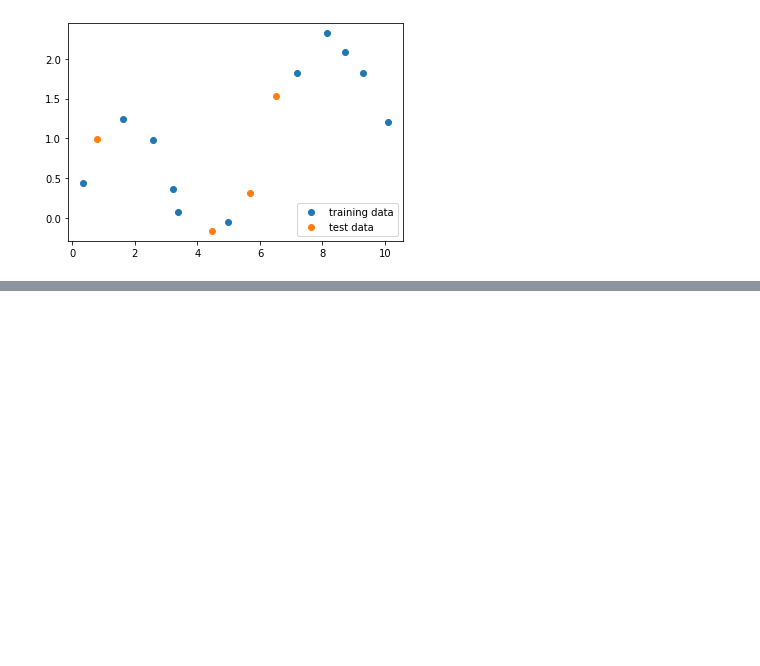
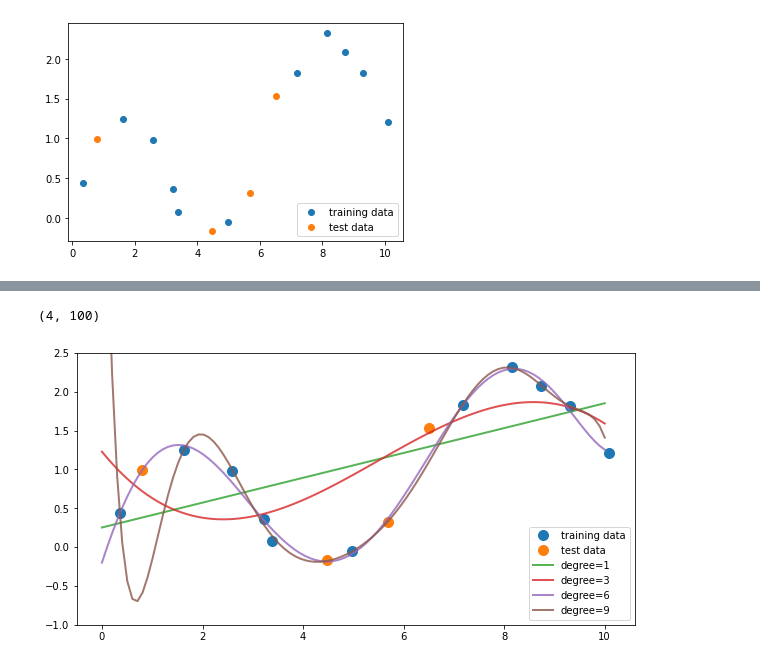
Before and after one commit to jvmlopes/ML_tasks, a Jupyter notebook: Assingment2-UMich.ipynb, the cells around one changed output, grey strips where cells are left out. Saved outputs shown, nothing was run; the diff lists cells and outputs as text; code cells hidden in the pictures; blank space fills up the shorter version.

Commit message:
Regression stage completed

```diff
--- a/Assingment2-UMich.ipynb
+++ b/Assingment2-UMich.ipynb
@@ -49,0 +83,47 @@ The figure above shows the fitted models plotted on top of the original data (us
+# %%
+# final function
+
+def answer_one():
+    # Importing instances
+    from sklearn.linear_model import LinearRegression
+    from sklearn.preprocessing import PolynomialFeatures
+
+    # Initialize return variable
+    predictions = np.zeros([4,100])
+
+    # List of polynomial degrees explored
+    degrees = [1, 3, 6, 9]
+
+    # test variable
+    predict_values = np.linspace(0,10, 100).reshape(100,1)
+
+    # doing in a loop
+    for i in range(0,4):
+        poly = PolynomialFeatures(degree=degrees[i])
+        X_poly = poly.fit_transform(X_train.reshape(-1,1))
+        X_test_poly = poly.transform(predict_values)
+        model = LinearRegression()
+        model.fit(X_poly, y_train)
+        predictions[i] = model.predict(X_test_poly)
+
+    return predictions
+# %%
+answer_one().shape
+# %% [output]
+(4, 100)
+# %%
+def plot_one(degree_predictions):
+    import matplotlib.pyplot as plt
+    %matplotlib notebook
+    %matplotlib inline
+    plt.figure(figsize=(10,5))
+    plt.plot(X_train, y_train, 'o', label='training data', markersize=10)
+    plt.plot(X_test, y_test, 'o', label='test data', markersize=10)
+    for i,degree in enumerate([1,3,6,9]):
+        plt.plot(np.linspace(0,10,100), degree_predictions[i], alpha=0.8, lw=2, label='degree={}'.format(degree))
+    plt.ylim(-1,2.5)
+    plt.legend(loc=4)
+
+plot_one(answer_one())
+# %% [output]
+[figure, added]
```
Also changed, not shown: parts of 12 cells of this notebook.
